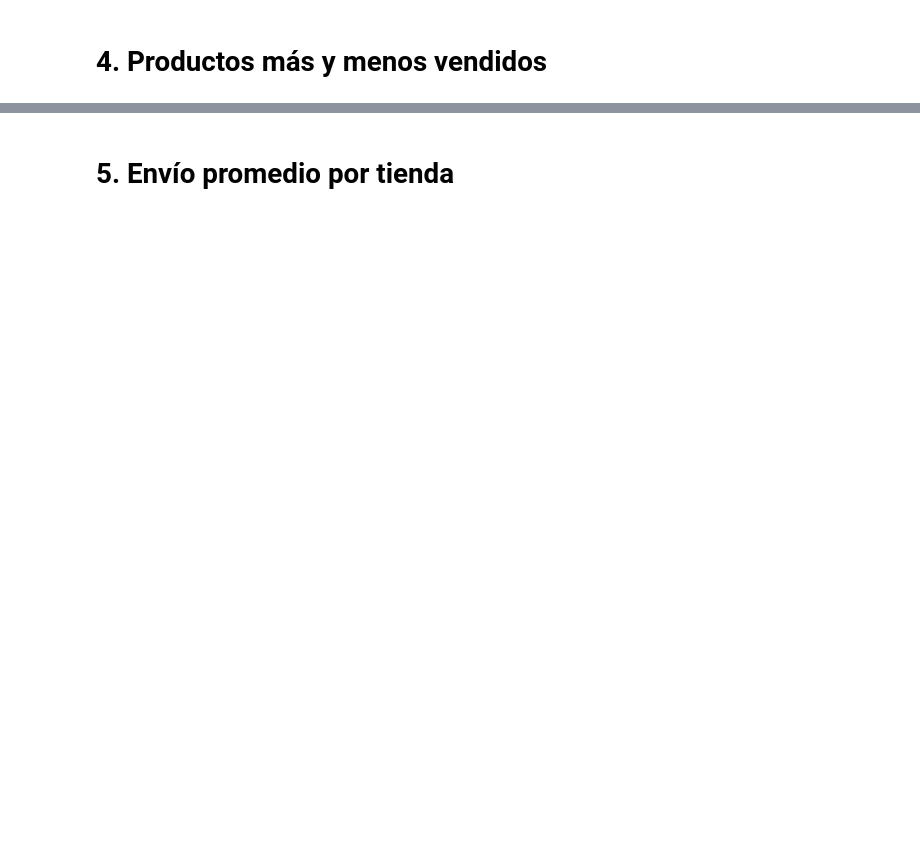
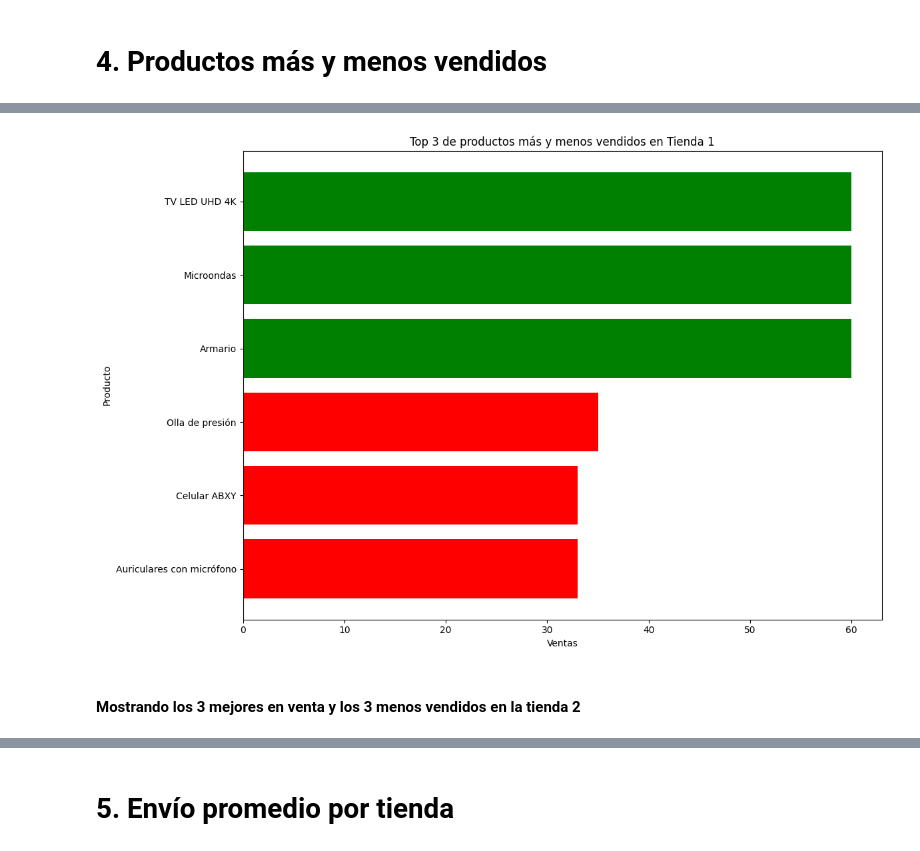
Before and after one commit to SalvatoreSisay/alura-store, a Jupyter notebook: AluraStoreLatam_Challenge.ipynb, the cells around one changed output, grey strips where cells are left out. Cells and saved outputs as stored; diff of their text form; code cells hidden in the pictures; blank space fills up the shorter version.

```diff
--- a/AluraStoreLatam_Challenge.ipynb
+++ b/AluraStoreLatam_Challenge.ipynb
@@ -168,2 +254,7 @@ ventas_por_categoria.plot(kind='bar', figsize=(14, 8), xlabel='Categoría del Pr
 # %% [markdown]
 # 4. Productos más y menos vendidos
+# %%
+ventas_producto_tienda1 = tienda.groupby('Producto')['Producto'].count().sort_values(ascending=False)
+ventas_producto_tienda2 = tienda2.groupby('Producto')['Producto'].count().sort_values(ascending=False)
+ventas_producto_tienda3 = tienda3.groupby('Producto')['Producto'].count().sort_values(ascending=False)
+ventas_producto_tienda4 = tienda4.groupby('Producto')['Producto'].count().sort_values(ascending=False)
@@ -169,0 +325,19 @@ ventas_por_categoria.plot(kind='bar', figsize=(14, 8), xlabel='Categoría del Pr
+# %%
+tienda1_bot3_df = tienda1_bot3.reset_index(name='Ventas')
+tienda1_bot3_df['Tienda'] = 'Tienda 1'
+tienda1_bot3_df['Tipo de Producto'] = 'menos vendidos'
+
+tienda2_bot3_df = tienda2_bot3.reset_index(name='Ventas')
+tienda2_bot3_df['Tienda'] = 'Tienda 2'
+tienda2_bot3_df['Tipo de Producto'] = 'menos vendidos'
+
+tienda3_bot3_df = tienda3_bot3.reset_index(name='Ventas')
+tienda3_bot3_df['Tienda'] = 'Tienda 3'
+tienda3_bot3_df['Tipo de Producto'] = 'menos vendidos'
+
+tienda4_bot3_df = tienda4_bot3.reset_index(name='Ventas')
+tienda4_bot3_df['Tienda'] = 'Tienda 4'
+tienda4_bot3_df['Tipo de Producto'] = 'menos vendidos'
+
+
+tienda4_bot3_df
@@ -169,0 +373,4 @@ ventas_por_categoria.plot(kind='bar', figsize=(14, 8), xlabel='Categoría del Pr
+# %%
+tienda1_mayormeno = pd.concat([tienda1_top3_df, tienda1_bot3_df])
+tienda1_mayormeno = tienda1_mayormeno.sort_values(by='Ventas', ascending=True)
+tienda1_mayormeno
@@ -169,0 +385,17 @@ ventas_por_categoria.plot(kind='bar', figsize=(14, 8), xlabel='Categoría del Pr
+# %%
+import matplotlib.pyplot as plt
+
+colores_mapa = {'Mas vendidos': 'green', 'menos vendidos': 'red'}
+colores_barra = tienda1_mayormeno['Tipo de Producto'].map(colores_mapa)
+
+plt.figure(figsize=(12, 8))
+plt.barh(tienda1_mayormeno['Producto'], tienda1_mayormeno['Ventas'], color=colores_barra)
+plt.xlabel('Ventas')
+plt.ylabel('Producto')
+plt.title('Top 3 de productos más y menos vendidos en Tienda 1')
+plt.tight_layout()
+plt.show()
+# %% [output]
+[figure, added]
+# %% [markdown]
+#### **Mostrando los 3 mejores en venta y los 3 menos vendidos en la tienda 2**
```
Also changed, not shown: parts of 34 cells of this notebook.
